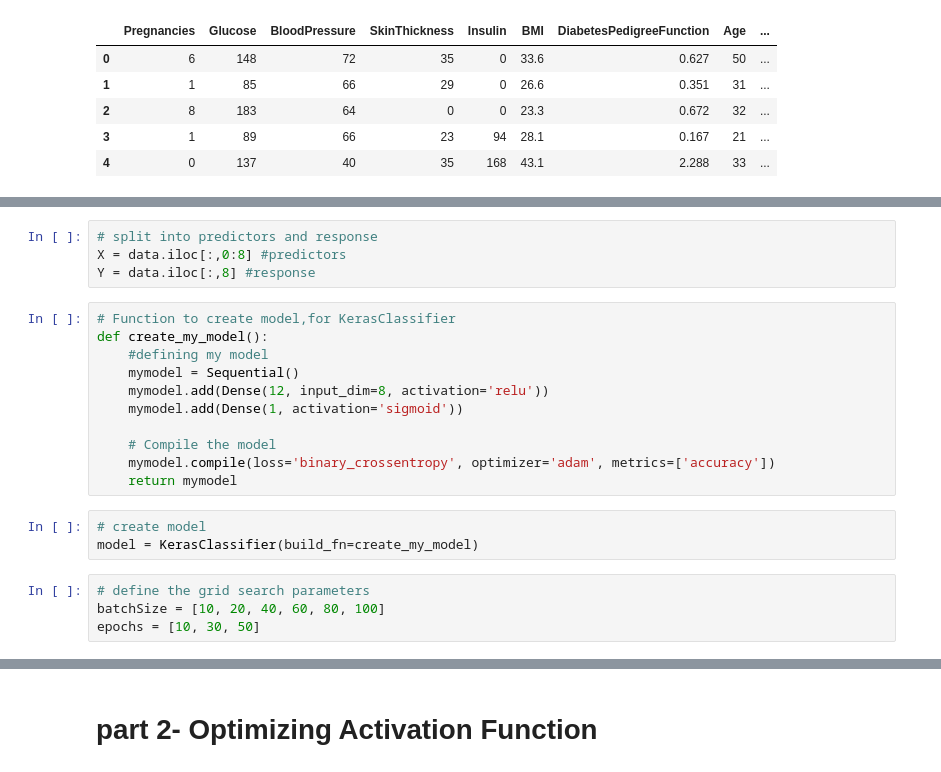
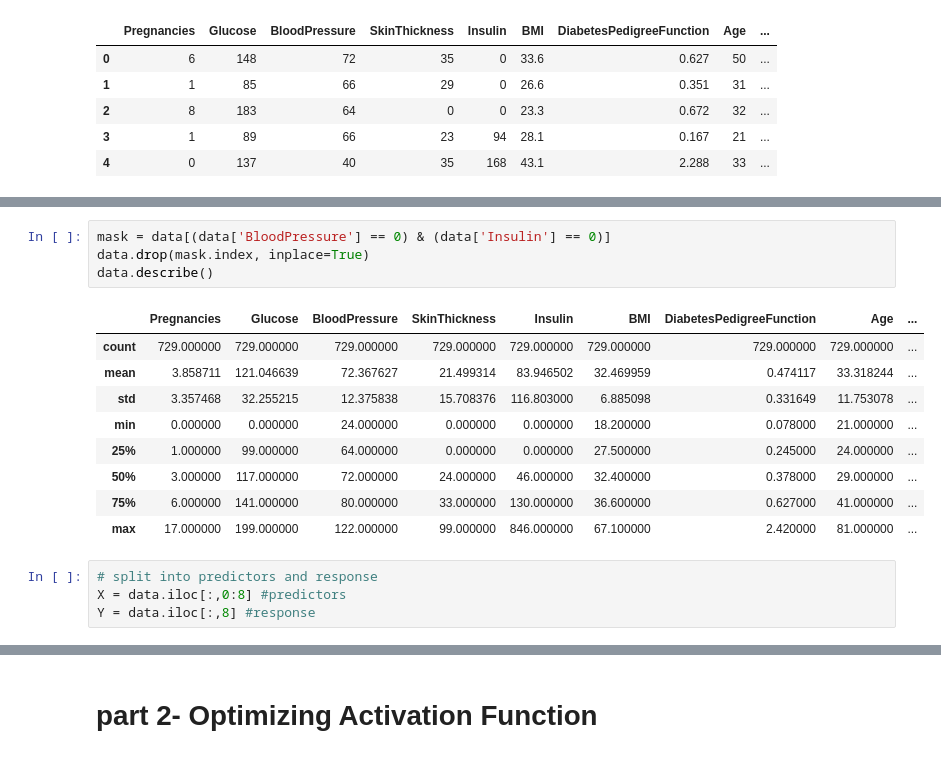
Before and after one commit to Tuwaiq-Data-Science-Bootcamp-V4/ANN-Lab, a Jupyter notebook: Neural network tuning.ipynb, the cells around one changed output, grey strips where cells are left out. Saved outputs shown, nothing was run; the diff lists cells and outputs as text.

```diff
--- a/Neural network tuning.ipynb
+++ b/Neural network tuning.ipynb
@@ -31,22 +56,18 @@ data.head()
+# %%
+mask = data[(data['BloodPressure'] == 0) & (data['Insulin'] == 0)]
+data.drop(mask.index, inplace=True)
+data.describe()
+# %% [output]
+|  | Pregnancies | Glucose | BloodPressure | SkinThickness | Insulin | BMI | DiabetesPedigreeFunction | Age | ... |
+| count | 729.000000 | 729.000000 | 729.000000 | 729.000000 | 729.000000 | 729.000000 | 729.000000 | 729.000000 | ... |
+| mean | 3.858711 | 121.046639 | 72.367627 | 21.499314 | 83.946502 | 32.469959 | 0.474117 | 33.318244 | ... |
+| std | 3.357468 | 32.255215 | 12.375838 | 15.708376 | 116.803000 | 6.885098 | 0.331649 | 11.753078 | ... |
+| min | 0.000000 | 0.000000 | 24.000000 | 0.000000 | 0.000000 | 18.200000 | 0.078000 | 21.000000 | ... |
+| 25% | 1.000000 | 99.000000 | 64.000000 | 0.000000 | 0.000000 | 27.500000 | 0.245000 | 24.000000 | ... |
+| 50% | 3.000000 | 117.000000 | 72.000000 | 24.000000 | 46.000000 | 32.400000 | 0.378000 | 29.000000 | ... |
+| 75% | 6.000000 | 141.000000 | 80.000000 | 33.000000 | 130.000000 | 36.600000 | 0.627000 | 41.000000 | ... |
+| max | 17.000000 | 199.000000 | 122.000000 | 99.000000 | 846.000000 | 67.100000 | 2.420000 | 81.000000 | ... |
 # %%
 # split into predictors and response
 X = data.iloc[:,0:8] #predictors
 Y = data.iloc[:,8] #response
-# %%
-# Function to create model,for KerasClassifier
-def create_my_model():
-    #defining my model
-    mymodel = Sequential()
-    mymodel.add(Dense(12, input_dim=8, activation='relu'))
-    mymodel.add(Dense(1, activation='sigmoid'))
-
-    # Compile the model
-    mymodel.compile(loss='binary_crossentropy', optimizer='adam', metrics=['accuracy'])
-    return mymodel
-# %%
-# create model
-model = KerasClassifier(build_fn=create_my_model)
-# %%
-# define the grid search parameters
-batchSize = [10, 20, 40, 60, 80, 100]
-epochs = [10, 30, 50]
```
Also changed, not shown: parts of 20 cells of this notebook.
